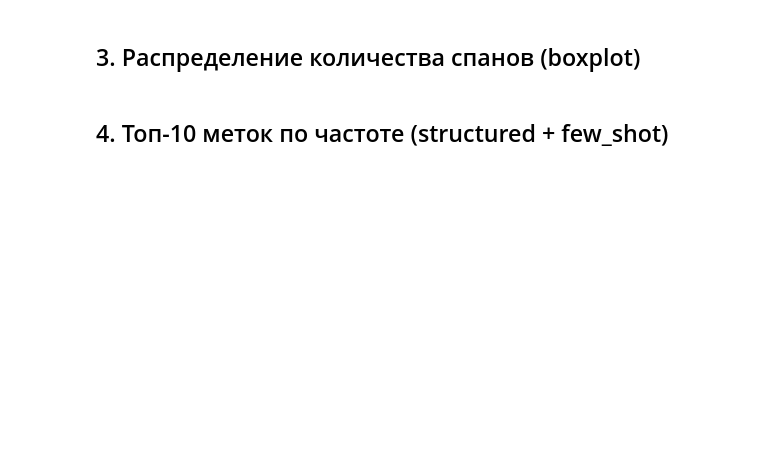
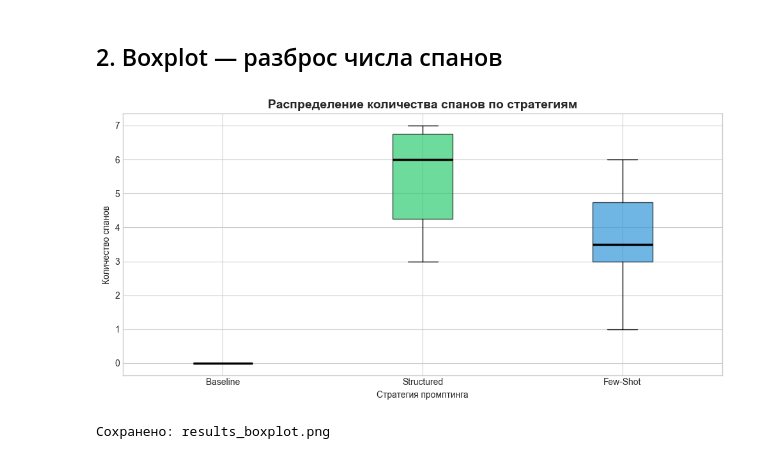
Before and after one commit to yfaizrahmanova/tguai-segmenter, a Jupyter notebook: analysis.ipynb, the cells around one changed output. Drawn from its saved outputs; the diff is of its cells as text; code cells hidden in the pictures; blank space fills up the shorter version.

```diff
--- a/analysis.ipynb
+++ b/analysis.ipynb
@@ -91,26 +83,24 @@ print('График сохранён: results_overview.png')
-# %% [markdown]
-## 3. Распределение количества спанов (boxplot)
+# %% [markdown]
+## 2. Boxplot — разброс числа спанов
 # %%
 fig, ax = plt.subplots(figsize=(10, 5))
 
-data_by_strategy = [
-    df[df['strategy'] == s]['n_spans'].tolist()
-    for s in strategies
-]
+data_by_strategy = [df[df['strategy'] == s]['n_spans'].tolist() for s in strategies]
 
 bp = ax.boxplot(data_by_strategy, labels=labels_ru, patch_artist=True,
-                medianprops=dict(color='black', linewidth=2))
-
+                medianprops=dict(color='black', linewidth=2.5))
 for patch, color in zip(bp['boxes'], colors):
     patch.set_facecolor(color)
     patch.set_alpha(0.7)
 
 ax.set_title('Распределение количества спанов по стратегиям', fontsize=14, fontweight='bold')
 ax.set_ylabel('Количество спанов')
 ax.set_xlabel('Стратегия промптинга')
 
 plt.tight_layout()
 plt.savefig('results_boxplot.png', dpi=150, bbox_inches='tight')
 plt.show()
+print('Сохранено: results_boxplot.png')
+# %% [output]
+[figure, added]
+Сохранено: results_boxplot.png
-# %% [markdown]
-## 4. Топ-10 меток по частоте (structured + few_shot)
```
Also changed, not shown: parts of 17 cells of this notebook, 5 other files.
